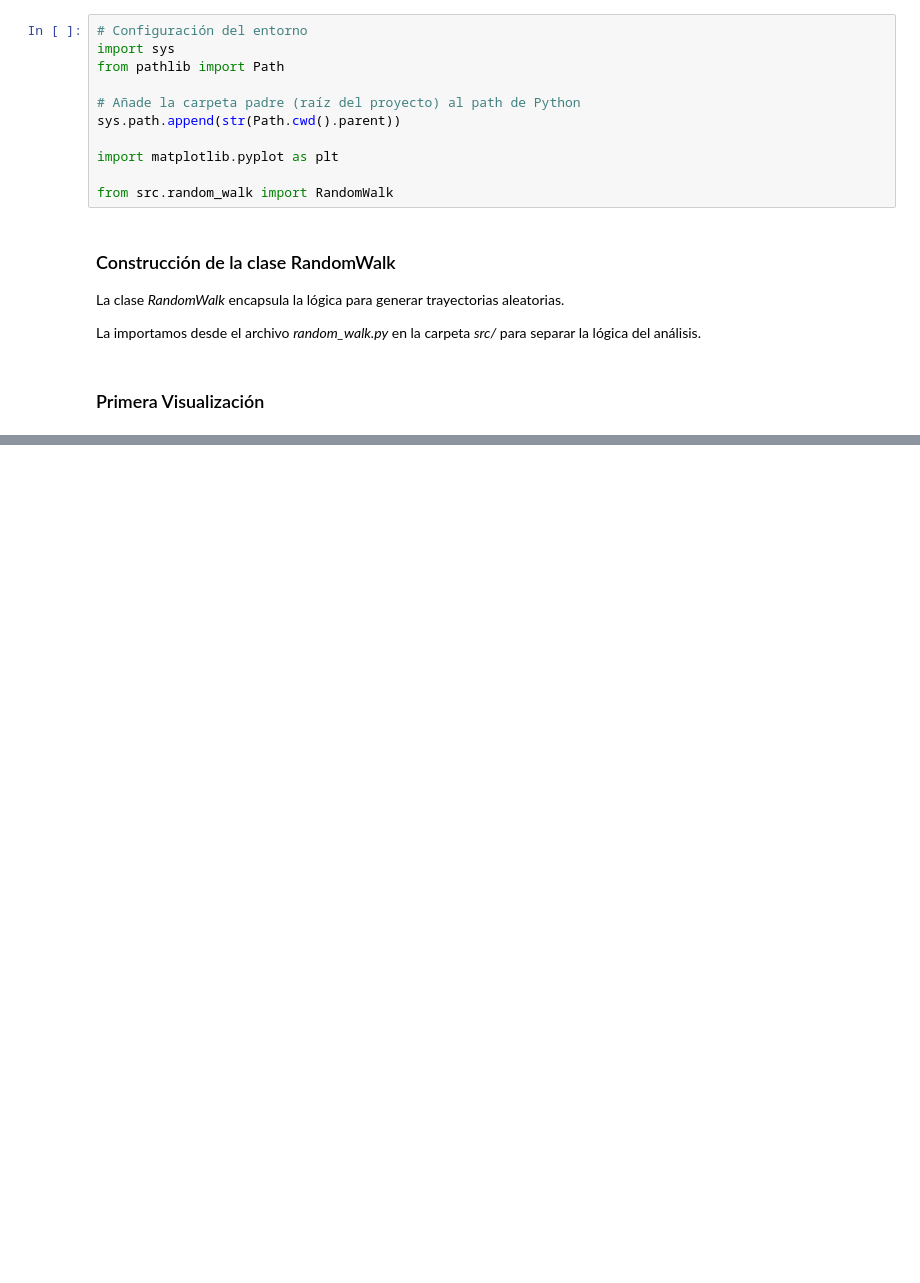
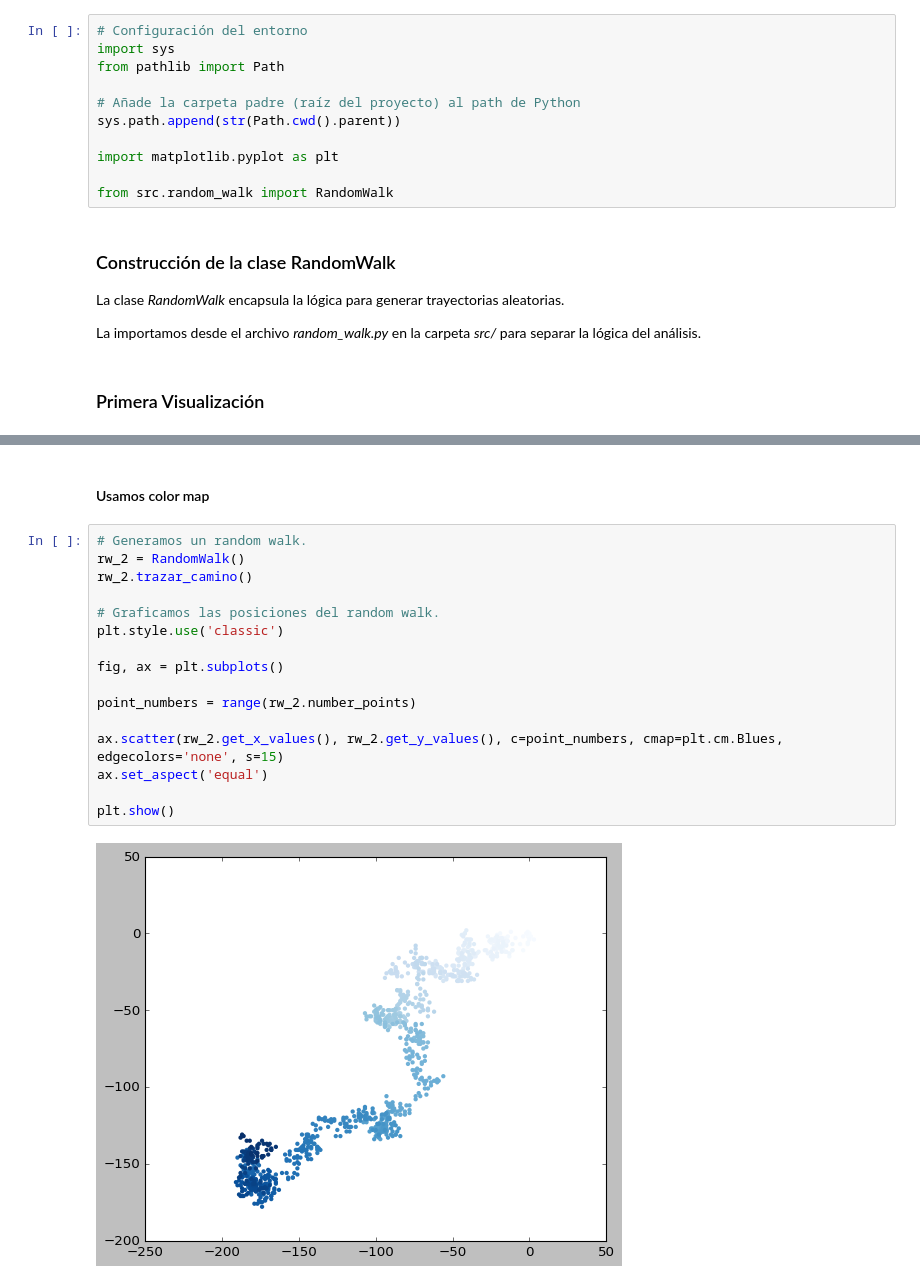
Before and after one commit to RodriManuel/python-data-visualization, a Jupyter notebook: notebooks/01_random_walks.ipynb, the cells around one changed output, grey strips where cells are left out. Saved outputs shown, nothing was run; the diff lists cells and outputs as text; blank space fills up the shorter version.

Commit message:
feat(notebooks): genera y estiliza los primeros random walks en '01_random_walks.ipynb'

```diff
--- a/notebooks/01_random_walks.ipynb
+++ b/notebooks/01_random_walks.ipynb
@@ -44,0 +56,20 @@ plt.show()
+# %% [markdown]
+#### Usamos color map
+# %%
+# Generamos un random walk.
+rw_2 = RandomWalk()
+rw_2.trazar_camino()
+
+# Graficamos las posiciones del random walk.
+plt.style.use('classic')
+
+fig, ax = plt.subplots()
+
+point_numbers = range(rw_2.number_points)
+
+ax.scatter(rw_2.get_x_values(), rw_2.get_y_values(), c=point_numbers, cmap=plt.cm.Blues, edgecolors='none', s=15)
+ax.set_aspect('equal')
+
+plt.show()
+# %% [output]
+[figure, added]
```
Also changed, not shown: parts of 4 cells of this notebook.
